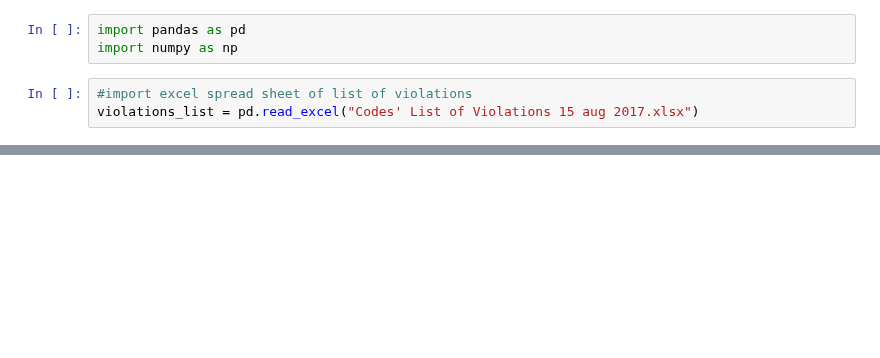
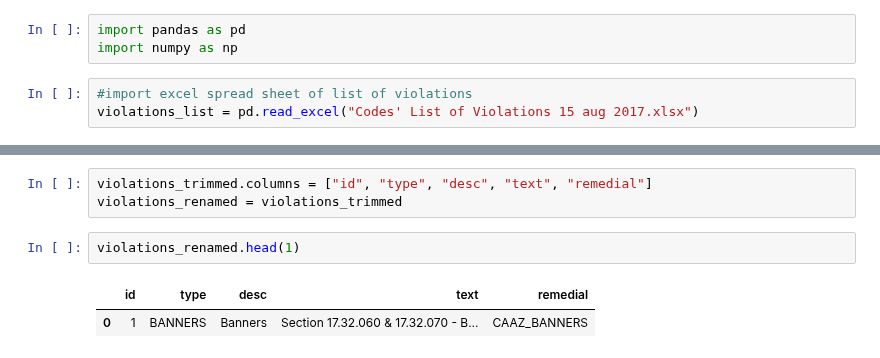
Before and after one commit to DEREJEGETU/data-question-2, a Jupyter notebook: Codes_testing.ipynb, the cells around one changed output, grey strips where cells are left out. Cells and saved outputs as stored; diff of their text form; blank space fills up the shorter version.

```diff
--- a/Codes_testing.ipynb
+++ b/Codes_testing.ipynb
@@ -54,0 +92,8 @@ Name: VIOLATION_DESC, Length: 774, dtype: bool
+# %%
+violations_trimmed.columns = ["id", "type", "desc", "text", "remedial"]
+violations_renamed = violations_trimmed
+# %%
+violations_renamed.head(1)
+# %% [output]
+|  | id | type | desc | text | remedial |
+| 0 | 1 | BANNERS | Banners | Section 17.32.060 & 17.32.070 - B... | CAAZ_BANNERS |
```
Also changed, not shown: parts of 14 cells of this notebook.
